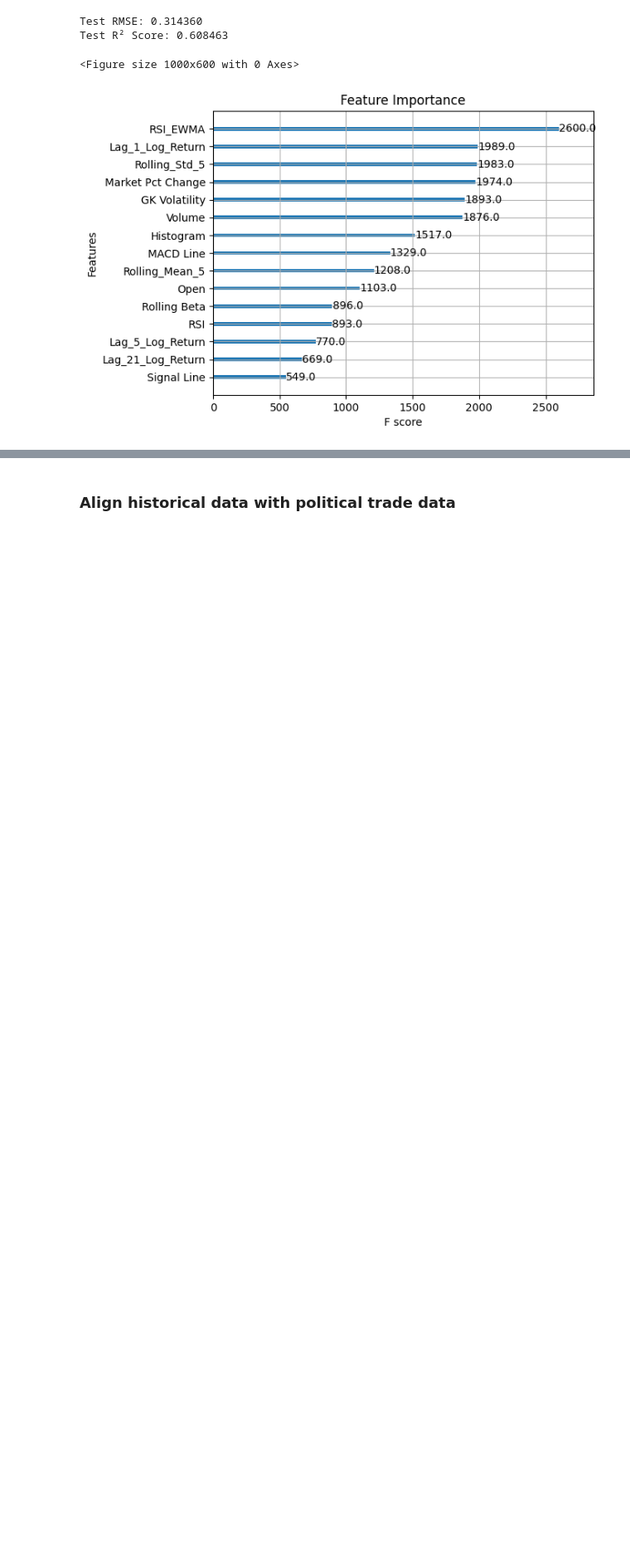
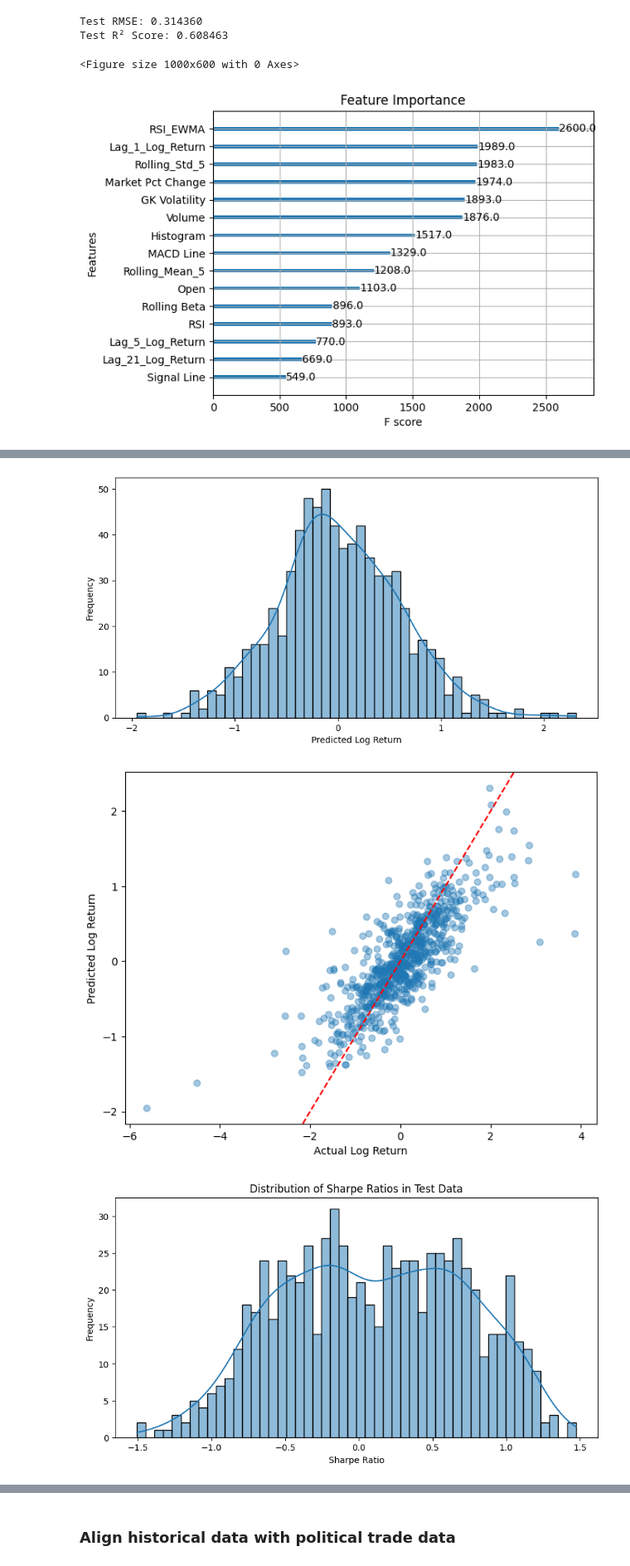
Before and after one commit to codyrosenzweig1/Quant_Trading_Basics_ML, a Jupyter notebook: Personal_Trading_Stratergy.ipynb, the cells around one changed output, grey strips where cells are left out. Shown at 83% size. Saved outputs shown, nothing was run; the diff lists cells and outputs as text; code cells hidden in the pictures; blank space fills up the shorter version.

```diff
--- a/Personal_Trading_Stratergy.ipynb
+++ b/Personal_Trading_Stratergy.ipynb
@@ -26,8 +26,8 @@ url = "https://en.wikipedia.org/wiki/List_of_S%26P_500_companies"
 # print(tickers)
 
 
-start_date = "2015-01-01"
-end_date = "2023-12-31"
+start_date = "2018-01-01"
+end_date = "2024-12-31"
 # %%
 def download_stock_data(tickers, start_date, end_date):
     stock_data = yf.download(tickers, start=start_date, end=end_date, group_by='ticker')
@@ -855,7 +843,7 @@ df_transformed.dropna(inplace=True)
 # %%
 # Cut off dates
 train_cutoff = '2020-12-31'
-val_cutoff = '2022-12-31'
+val_cutoff = '2023-12-31'
 
 # Train set up
 train_data = df_transformed[df_transformed.index.get_level_values('Date') <= train_cutoff]
@@ -1005,0 +951,29 @@ top_20_stocks_per_quarter
+# %%
+import seaborn as sns
+
+## Histogram of predicted log returns
+plt.figure(figsize=(10, 5))
+sns.histplot(y_pred, bins=50, kde=True)
+plt.xlabel('Predicted Log Return')
+plt.ylabel("Frequency")
+plt.show()
+
+# Scatter plot: Predicted vs actual Log Returns
+plt.figure(figsize=(8,6))
+plt.scatter(y_test, y_pred, alpha=0.4)
+plt.axline((0,0), slope=1, color='red', linestyle='--') # Reference line to see deviations easily
+plt.xlabel("Actual Log Return")
+plt.ylabel("Predicted Log Return")
+plt.show()
+
+# Histogram of Sharpe Ratios for selected stocks
+plt.figure(figsize=(10, 5))
+sns.histplot(x_test["Sharpe Ratio"], bins=50, kde=True)
+plt.xlabel("Sharpe Ratio")
+plt.ylabel("Frequency")
+plt.title("Distribution of Sharpe Ratios in Test Data")
+plt.show()
+# %% [output]
+[figure, added]
+[figure, added]
+[figure, added]
```
Also changed, not shown: parts of 10 cells of this notebook.
